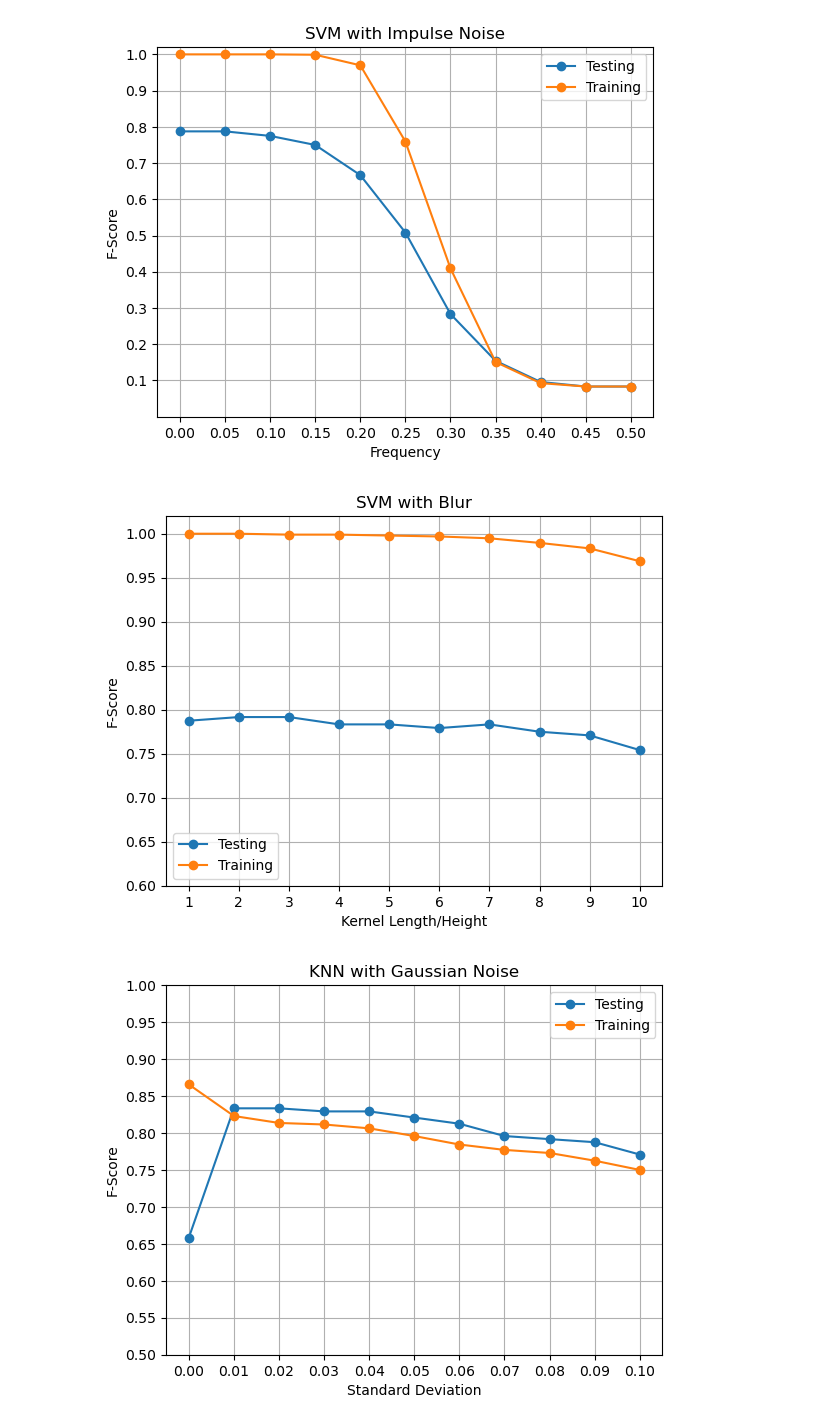
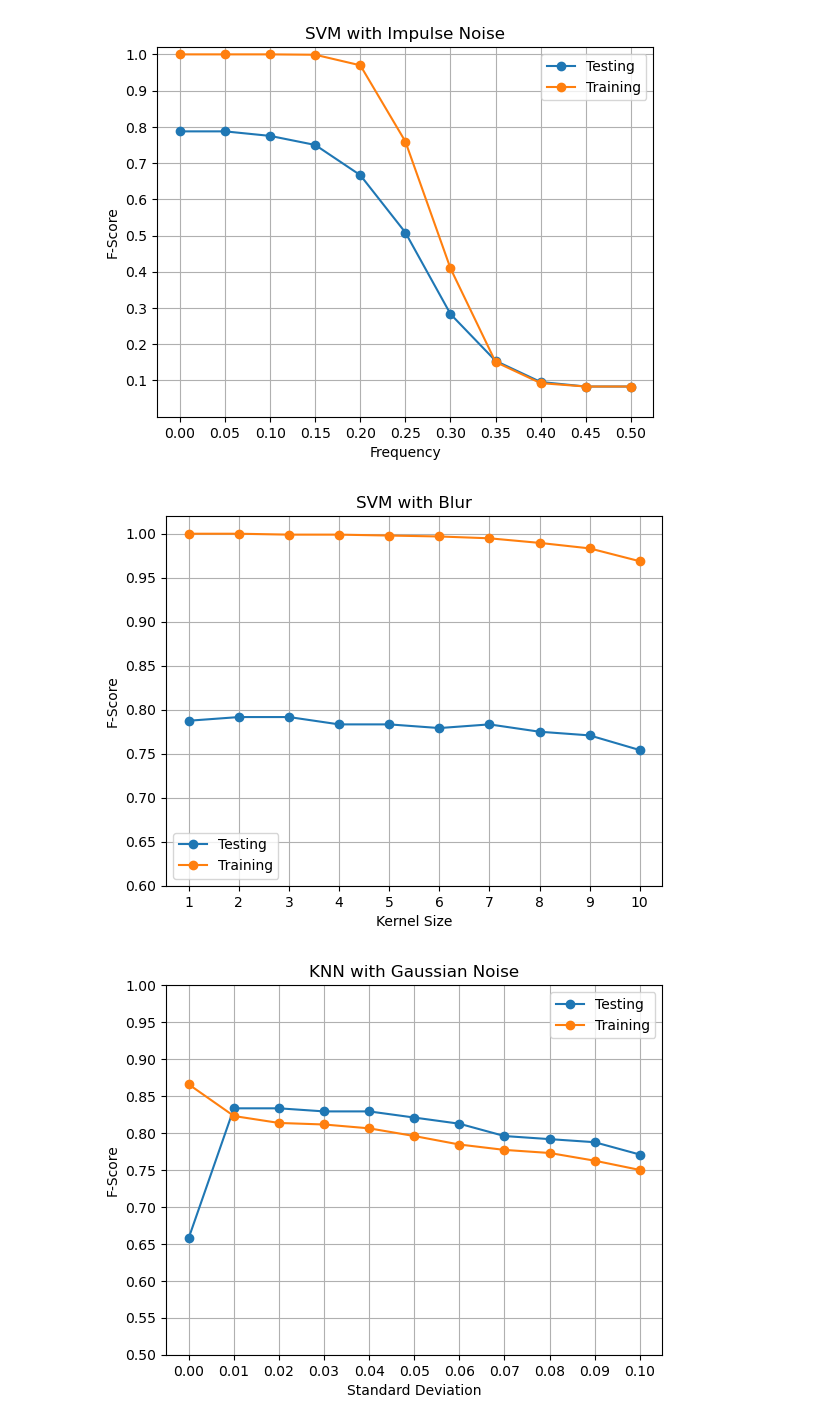
Before and after one commit to JosephAcernese/Effects-of-Noise-on-Image-Classification, a Jupyter notebook: Result_Plotting.ipynb, the cells around one changed output. Cells and saved outputs as stored; diff of their text form; code cells hidden in the pictures.

```diff
--- a/Result_Plotting.ipynb
+++ b/Result_Plotting.ipynb
@@ -89,18 +92,18 @@ plt.show()
 # %%
 # Plot svm w/ blur
 plt.ylim(0.6,1.02)
 plt.grid()
 plt.title("SVM with Blur")
-plt.xlabel("Kernel Length/Height")
+plt.xlabel("Kernel Size")
 plt.ylabel("F-Score")
 plt.xticks(list(svm_test_f_blur.keys()))
 plt.yticks([0.6,0.65,0.7,0.75,0.8,0.85,0.9,0.95,1])
 plt.plot(list(svm_test_f_blur.keys()),list(svm_test_f_blur.values()),**{'marker':'o'})
 plt.plot(list(svm_train_f_blur.keys()),list(svm_train_f_blur.values()),**{'marker':'o'})
 plt.legend(["Testing","Training"])
 plt.show()
 # %% [output]
-[figure, old version]
+[figure, new version]
 # %%
 # Plot svm w/ gaussian
 plt.ylim(0.5,1)
```
Also changed, not shown: parts of 17 cells of this notebook.
